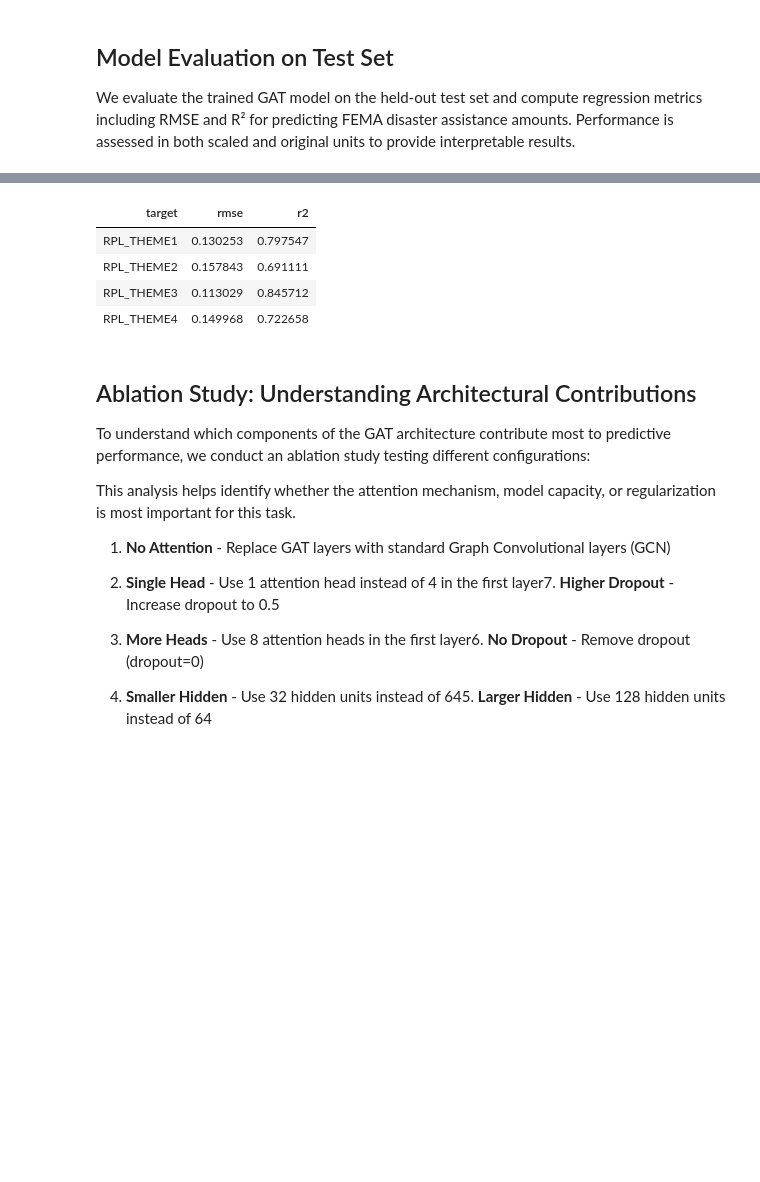
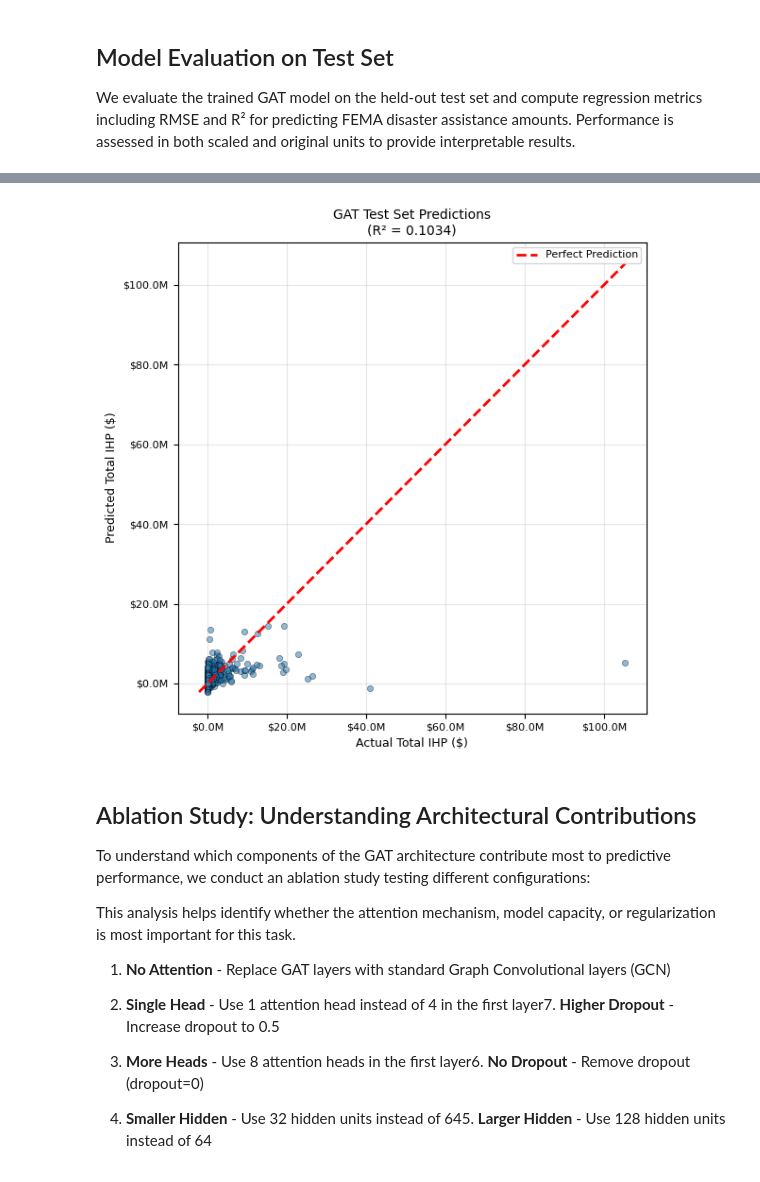
Before and after one commit to AnhJoe/CS273P_MachineLearning_Final_Project, a Jupyter notebook: notebooks/xxx_gat.ipynb, the cells around one changed output, grey strips where cells are left out. Cells and saved outputs as stored; diff of their text form; code cells hidden in the pictures; blank space fills up the shorter version.

```diff
--- a/notebooks/xxx_gat.ipynb
+++ b/notebooks/xxx_gat.ipynb
@@ -497,41 +551,37 @@ Test Set Performance:
 # %%
 #| label: fig-gat-predictions-scatter
 #| fig-cap: "Scatter plot of predicted vs actual FEMA disaster assistance amounts on the test set. Points near the diagonal line indicate accurate predictions. The concentration of points near zero reflects the highly skewed distribution of disaster assistance amounts."
 
 fig, ax = plt.subplots(figsize=(6, 6))
 
 ax.scatter(
     y_test_original.ravel(),
     y_pred_test.ravel(),
     alpha=0.5,
     s=20,
-
-    edgecolors='k',plt.show()
-
-    linewidths=0.5plt.tight_layout()
-
+    edgecolors='k',
+    linewidths=0.5
 )
 
+# Add diagonal line
+min_val = min(y_test_original.min(), y_pred_test.min())
+max_val = max(y_test_original.max(), y_pred_test.max())
+ax.plot([min_val, max_val], [min_val, max_val], 'r--', linewidth=2, label='Perfect Prediction')
+
+ax.set_xlabel('Actual Total IHP ($)')
+ax.set_ylabel('Predicted Total IHP ($)')
+ax.set_title(f'GAT Test Set Predictions\n(R² = {test_metrics_original["r2"]:.4f})')
+ax.legend()
+ax.grid(alpha=0.3)
+
+# Format axes with thousands separators
+ax.xaxis.set_major_formatter(ticker.FuncFormatter(lambda x, p: f'${x/1e6:.1f}M'))
 ax.yaxis.set_major_formatter(ticker.FuncFormatter(lambda x, p: f'${x/1e6:.1f}M'))
 
-# Add diagonal lineax.xaxis.set_major_formatter(ticker.FuncFormatter(lambda x, p: f'${x/1e6:.1f}M'))
-
-min_val = min(y_test_original.min(), y_pred_test.min())# Format axes with thousands separators
-
-max_val = max(y_test_original.max(), y_pred_test.max())
-
-ax.plot([min_val, max_val], [min_val, max_val], 'r--', linewidth=2, label='Perfect Prediction')ax.grid(alpha=0.3)
-
-ax.legend()
-
-ax.set_xlabel('Actual Total IHP ($)')ax.set_title(f'GAT Test Set Predictions\n(R² = {test_metrics_original["r2"]:.4f})')
-ax.set_ylabel('Predicted Total IHP ($)')
+plt.tight_layout()
+plt.show()
 # %% [output]
-| target | rmse | r2 |
-| RPL_THEME1 | 0.130253 | 0.797547 |
-| RPL_THEME2 | 0.157843 | 0.691111 |
-| RPL_THEME3 | 0.113029 | 0.845712 |
-| RPL_THEME4 | 0.149968 | 0.722658 |
+[figure, added]
 # %% [markdown]
 ## Ablation Study: Understanding Architectural Contributions
 
```
Also changed, not shown: parts of 11 cells of this notebook.
